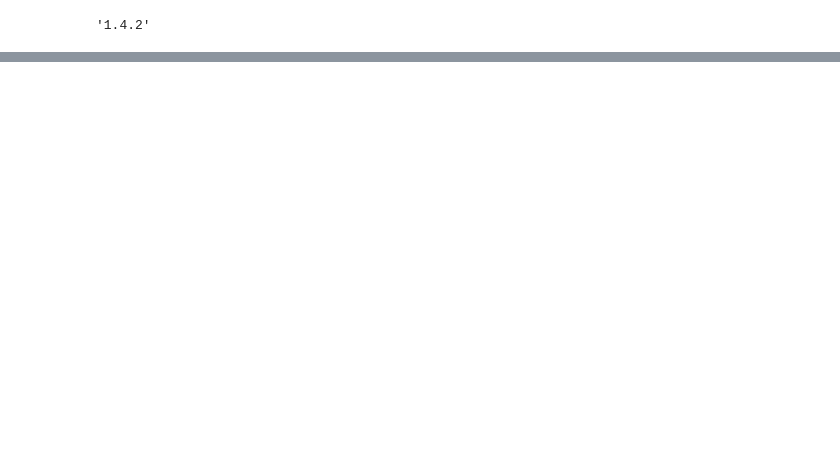
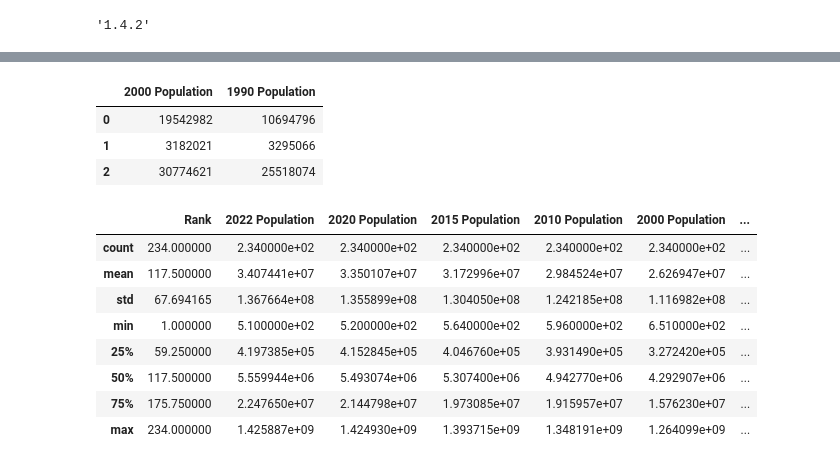
Before and after one commit to Ahmed-ui94/web_programming, a Jupyter notebook: pandas1/pandas.ipynb, the cells around one changed output, grey strips where cells are left out. Saved outputs shown, nothing was run; the diff lists cells and outputs as text; code cells hidden in the pictures; blank space fills up the shorter version.

```diff
--- a/pandas1/pandas.ipynb
+++ b/pandas1/pandas.ipynb
@@ -23,0 +96,19 @@ df
+# %%
+df.loc[0:2, '2000 Population':'1990 Population']
+# %% [output]
+|  | 2000 Population | 1990 Population |
+| 0 | 19542982 | 10694796 |
+| 1 | 3182021 | 3295066 |
+| 2 | 30774621 | 25518074 |
+# %%
+df.describe()
+# %% [output]
+|  | Rank | 2022 Population | 2020 Population | 2015 Population | 2010 Population | 2000 Population | ... |
+| count | 234.000000 | 2.340000e+02 | 2.340000e+02 | 2.340000e+02 | 2.340000e+02 | 2.340000e+02 | ... |
+| mean | 117.500000 | 3.407441e+07 | 3.350107e+07 | 3.172996e+07 | 2.984524e+07 | 2.626947e+07 | ... |
+| std | 67.694165 | 1.367664e+08 | 1.355899e+08 | 1.304050e+08 | 1.242185e+08 | 1.116982e+08 | ... |
+| min | 1.000000 | 5.100000e+02 | 5.200000e+02 | 5.640000e+02 | 5.960000e+02 | 6.510000e+02 | ... |
+| 25% | 59.250000 | 4.197385e+05 | 4.152845e+05 | 4.046760e+05 | 3.931490e+05 | 3.272420e+05 | ... |
+| 50% | 117.500000 | 5.559944e+06 | 5.493074e+06 | 5.307400e+06 | 4.942770e+06 | 4.292907e+06 | ... |
+| 75% | 175.750000 | 2.247650e+07 | 2.144798e+07 | 1.973085e+07 | 1.915957e+07 | 1.576230e+07 | ... |
+| max | 234.000000 | 1.425887e+09 | 1.424930e+09 | 1.393715e+09 | 1.348191e+09 | 1.264099e+09 | ... |
```
Also changed, not shown: parts of 72 cells of this notebook, 1 other file.
